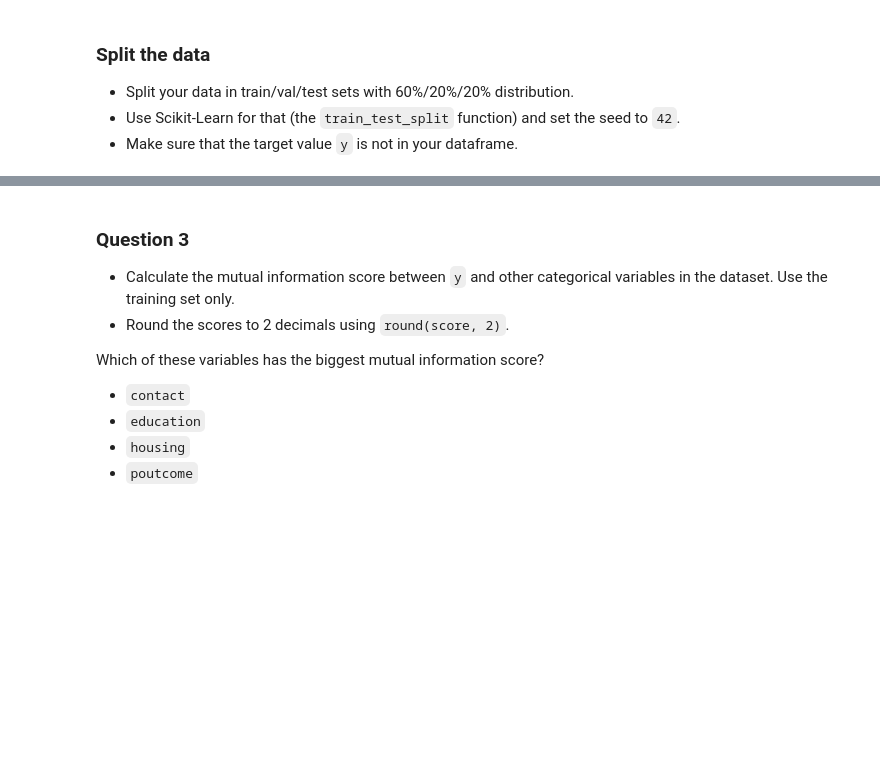
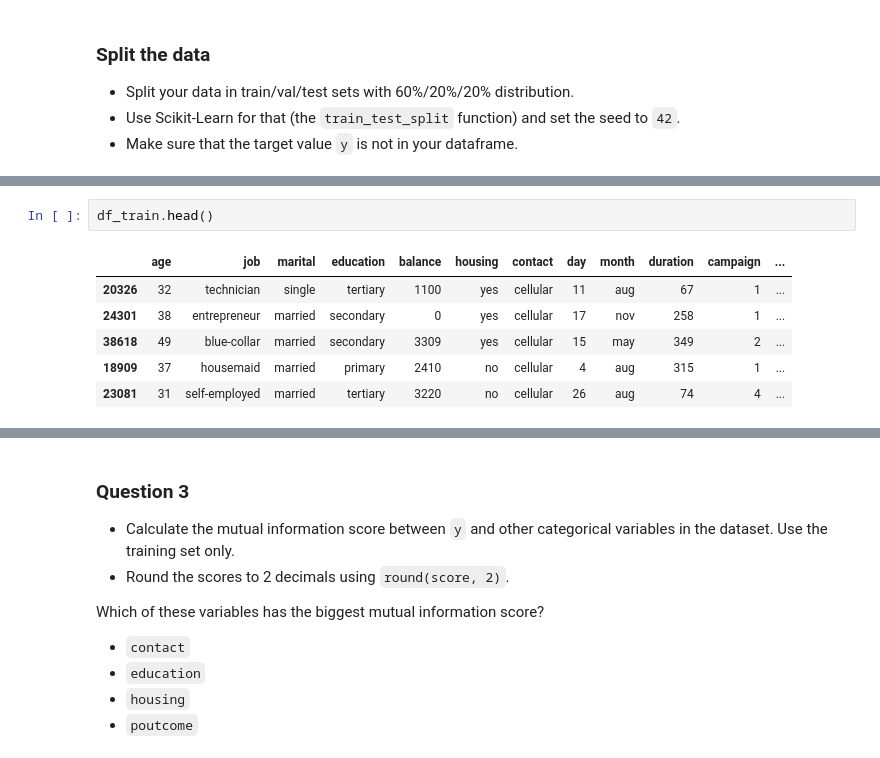
Before and after one commit to wanyingng/machine-learning-zoomcamp-2024, a Jupyter notebook: 03-classification/homework.ipynb, the cells around one changed output, grey strips where cells are left out. Saved outputs shown, nothing was run; the diff lists cells and outputs as text; blank space fills up the shorter version.

```diff
--- a/03-classification/homework.ipynb
+++ b/03-classification/homework.ipynb
@@ -336,0 +481,9 @@ What are the two features that have the biggest correlation?
+# %%
+df_train.head()
+# %% [output]
+|  | age | job | marital | education | balance | housing | contact | day | month | duration | campaign | ... |
+| 20326 | 32 | technician | single | tertiary | 1100 | yes | cellular | 11 | aug | 67 | 1 | ... |
+| 24301 | 38 | entrepreneur | married | secondary | 0 | yes | cellular | 17 | nov | 258 | 1 | ... |
+| 38618 | 49 | blue-collar | married | secondary | 3309 | yes | cellular | 15 | may | 349 | 2 | ... |
+| 18909 | 37 | housemaid | married | primary | 2410 | no | cellular | 4 | aug | 315 | 1 | ... |
+| 23081 | 31 | self-employed | married | tertiary | 3220 | no | cellular | 26 | aug | 74 | 4 | ... |
```
Also changed, not shown: parts of 29 cells of this notebook.
